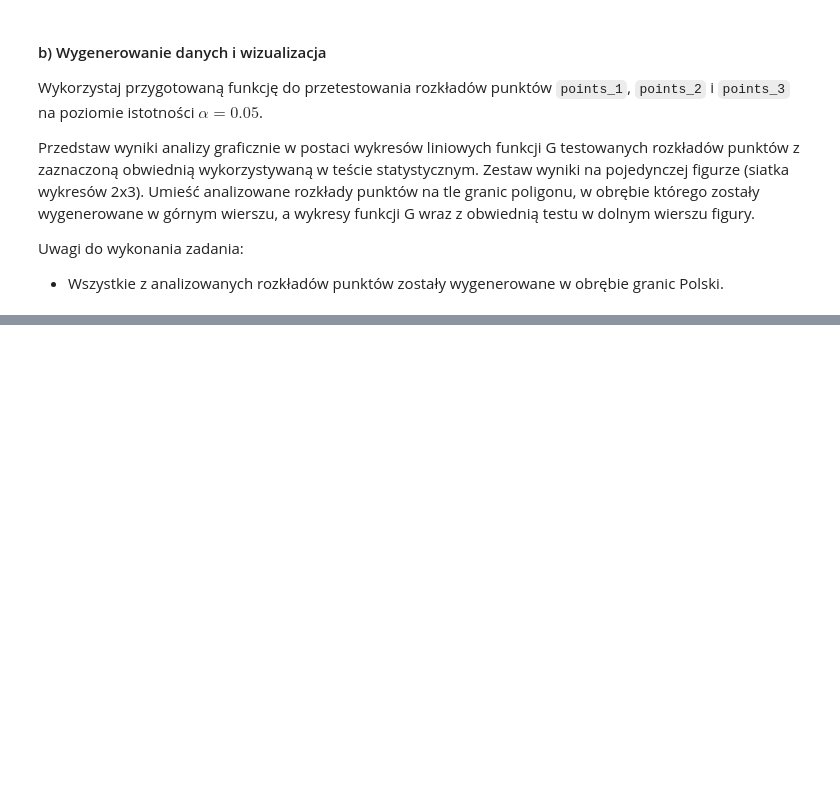
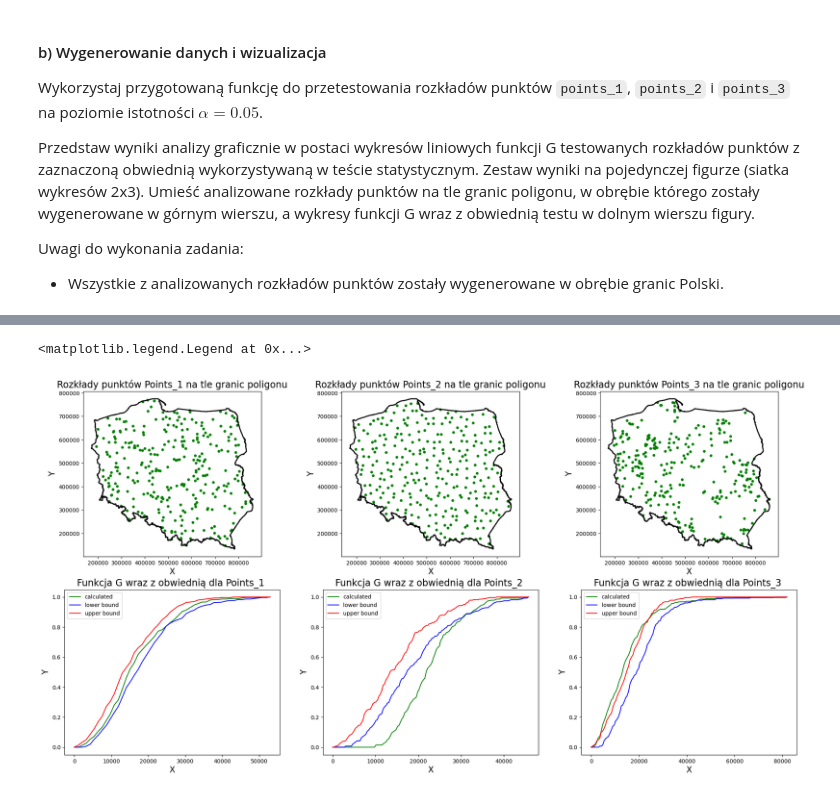
Before and after one commit to zuzannabrauer/spatialDataAnalysis, a Jupyter notebook: ZZ09.ipynb, the cells around one changed output, grey strips where cells are left out. Saved outputs shown, nothing was run; the diff lists cells and outputs as text; code cells hidden in the pictures; blank space fills up the shorter version.

```diff
--- a/ZZ09.ipynb
+++ b/ZZ09.ipynb
@@ -394,5 +352,6 @@ Przedstaw wyniki analizy graficznie w postaci wykresów liniowych funkcji G test
 Uwagi do wykonania zadania:
 - Wszystkie z analizowanych rozkładów punktów zostały wygenerowane w obrębie granic Polski.
 # %%
-# YOUR CODE HERE
-raise NotImplementedError()
+g_test_mc1 = g_test_mc(points_1, 50, kraj, 39)
+g_test_mc2 = g_test_mc(points_2, 137, kraj, 39)
+g_test_mc3 = g_test_mc(points_3, 137, kraj, 39)
@@ -398,0 +368,52 @@ raise NotImplementedError()
+# %%
+figure, axes = plt.subplots(2,3,figsize=(24,12))
+axes[0,0].grid(False)
+points_1.plot(ax=axes[0,0], color='green', markersize=16 ,marker='o' )
+kraj.boundary.plot(ax=axes[0,0], color='black',linewidth=2)
+axes[0,0].set_xlabel("X", size =15)
+axes[0,0].set_ylabel("Y", size=15)
+axes[0,0].set_title("Rozkłady punktów Points_1 na tle granic poligonu", size=17)
+
+axes[0,1].grid(False)
+points_2.plot(ax=axes[0,1], color='green', markersize=16 ,marker='o' )
+kraj.boundary.plot(ax=axes[0,1], color='black',linewidth=2)
+axes[0,1].set_xlabel("X", size =15)
+axes[0,1].set_ylabel("Y", size=15)
+axes[0,1].set_title("Rozkłady punktów Points_2 na tle granic poligonu", size=17)
+
+axes[0,2].grid(False)
+points_3.plot(ax=axes[0,2], color='green', markersize=16 ,marker='o' )
+kraj.boundary.plot(ax=axes[0,2], color='black',linewidth=2)
+axes[0,2].set_xlabel("X", size =15)
+axes[0,2].set_ylabel("Y", size=15)
+axes[0,2].set_title("Rozkłady punktów Points_3 na tle granic poligonu", size=17)
+
+axes[1,0].grid(False)
+axes[1,0].plot(g_test_mc1[0]["D"],g_test_mc1[0]["G"], color = 'green')
+axes[1,0].plot(g_test_mc1[0]["D"],g_test_mc1[0]["G_min"],color='blue')
+axes[1,0].plot(g_test_mc1[0]["D"],g_test_mc1[0]["G_max"],color='red')
+axes[1,0].set_xlabel("X", size =15)
+axes[1,0].set_ylabel("Y", size=15)
+axes[1,0].set_title("Funkcja G wraz z obwiednią dla Points_1 ", size=17)
+axes[1,0].legend(['calculated','lower bound','upper bound'])
+
+axes[1,1].grid(False)
+axes[1,1].plot(g_test_mc2[0]["D"],g_test_mc2[0]["G"], color = 'green')
+axes[1,1].plot(g_test_mc2[0]["D"],g_test_mc2[0]["G_min"],color='blue')
+axes[1,1].plot(g_test_mc2[0]["D"],g_test_mc2[0]["G_max"],color='red')
+axes[1,1].set_xlabel("X", size =15)
+axes[1,1].set_ylabel("Y", size=15)
+axes[1,1].set_title("Funkcja G wraz z obwiednią dla Points_2 ", size=17)
+axes[1,1].legend(['calculated','lower bound','upper bound'])
+
+axes[1,2].grid(False)
+axes[1,2].plot(g_test_mc3[0]["D"],g_test_mc3[0]["G"], color = 'green')
+axes[1,2].plot(g_test_mc3[0]["D"],g_test_mc3[0]["G_min"],color='blue')
+axes[1,2].plot(g_test_mc3[0]["D"],g_test_mc3[0]["G_max"],color='red')
+axes[1,2].set_xlabel("X", size =15)
+axes[1,2].set_ylabel("Y", size=15)
+axes[1,2].set_title("Funkcja G wraz z obwiednią dla Points_3 ", size=17)
+axes[1,2].legend(['calculated','lower bound','upper bound'])
+# %% [output]
+<matplotlib.legend.Legend at 0x...>
+[figure, added]
```
Also changed, not shown: parts of 11 cells of this notebook.
